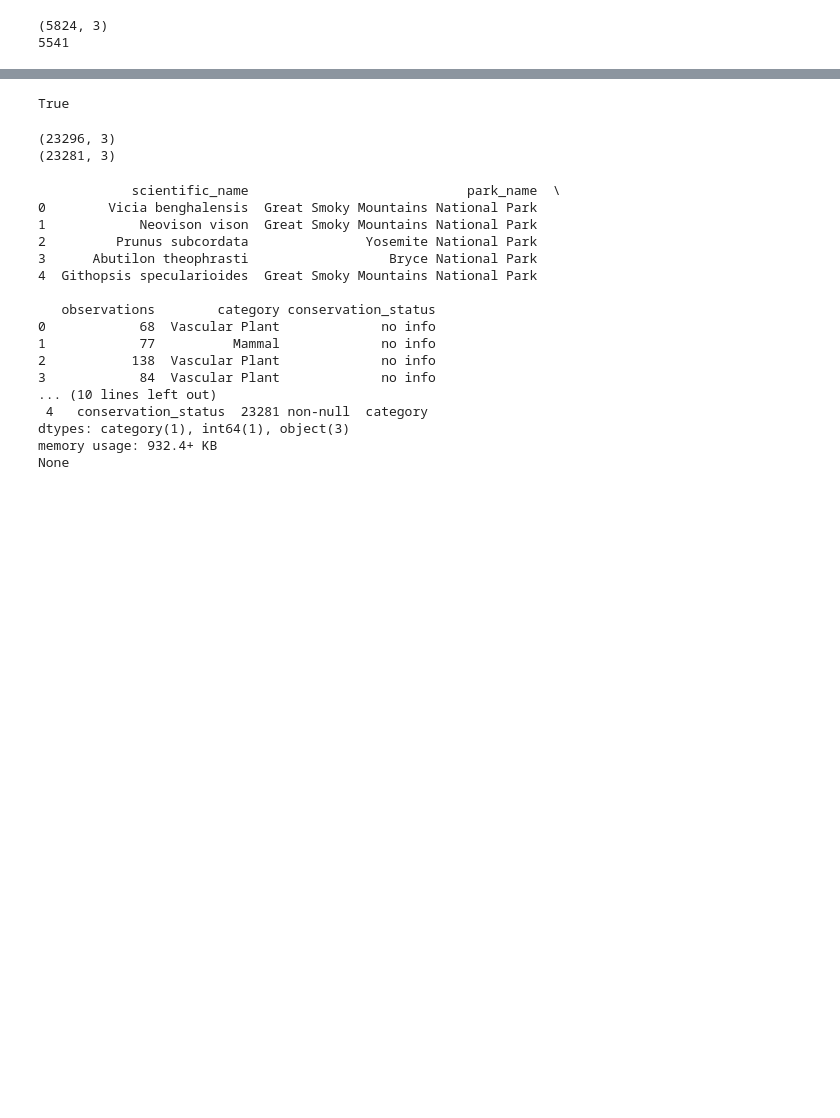
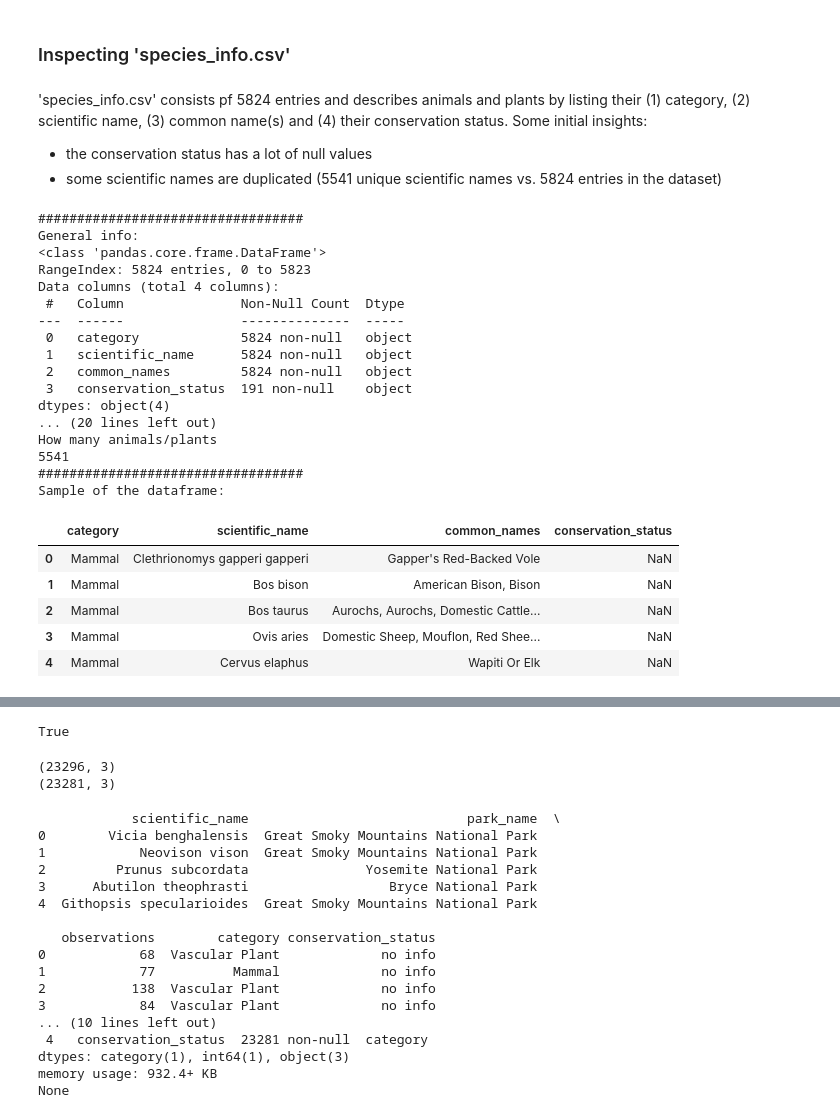
Before and after one commit to R0go/BioDiversity, a Jupyter notebook: biodiversity.ipynb, the cells around one changed output, grey strips where cells are left out. Drawn from its saved outputs; the diff is of its cells as text; code cells hidden in the pictures; blank space fills up the shorter version.

```diff
--- a/biodiversity.ipynb
+++ b/biodiversity.ipynb
@@ -32,9 +14,0 @@ None
-# %%
-#dropping the 'common names' column, as it's obsolete for our purposes (we'll use the scientific name only)
-species_info = species_info.drop('common_names', axis=1)
-#looks like there are more entries than there are unique scientific names in the df, implying duplicates
-print(species_info.shape)
-print(len(species_info.scientific_name.unique()))
-# %% [output]
-(5824, 3)
-5541
@@ -40,0 +21,52 @@ print(len(species_info.scientific_name.unique()))
+# %% [markdown]
+### Inspecting 'species_info.csv'
+# %% [markdown]
+'species_info.csv' consists pf 5824 entries and describes animals and plants by listing their (1) category, (2) scientific name, (3) common name(s) and (4) their conservation status. Some initial insights:
+* the conservation status has a lot of null values
+* some scientific names are duplicated (5541 unique scientific names vs. 5824 entries in the dataset)
+# %%
+print('##################################')
+print('General info:')
+print(species_info.info())
+print('##################################')
+print('Column names and data types:')
+print(species_info.dtypes)
+print('##################################')
+print('Number of rows and columns:')
+print(species_info.shape)
+print('##################################')
+print('Conservation status values:')
+print(species_info.conservation_status.unique())
+print('##################################')
+print('Animal/plant categories:')
+print(species_info.category.unique())
+print('##################################')
+print('How many animals/plants')
+print(len(observations.scientific_name.unique()))
+print('##################################')
+print('Sample of the dataframe:')
+species_info.head()
+# %% [output]
+##################################
+General info:
+<class 'pandas.core.frame.DataFrame'>
+RangeIndex: 5824 entries, 0 to 5823
+Data columns (total 4 columns):
+ #   Column               Non-Null Count  Dtype
+---  ------               --------------  -----
+ 0   category             5824 non-null   object
+ 1   scientific_name      5824 non-null   object
+ 2   common_names         5824 non-null   object
+ 3   conservation_status  191 non-null    object
+dtypes: object(4)
+... (20 lines left out)
+How many animals/plants
+5541
+##################################
+Sample of the dataframe:
+|  | category | scientific_name | common_names | conservation_status |
+| 0 | Mammal | Clethrionomys gapperi gapperi | Gapper's Red-Backed Vole | NaN |
+| 1 | Mammal | Bos bison | American Bison, Bison | NaN |
+| 2 | Mammal | Bos taurus | Aurochs, Aurochs, Domestic Cattle... | NaN |
+| 3 | Mammal | Ovis aries | Domestic Sheep, Mouflon, Red Shee... | NaN |
+| 4 | Mammal | Cervus elaphus | Wapiti Or Elk | NaN |
```
Also changed, not shown: parts of 9 cells of this notebook, 1 other file.
